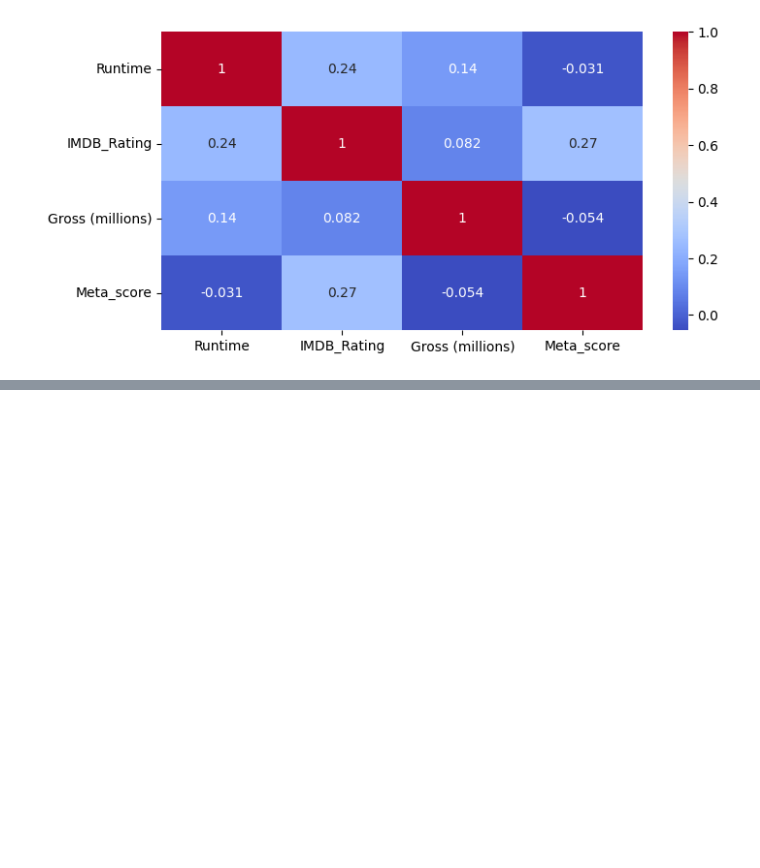
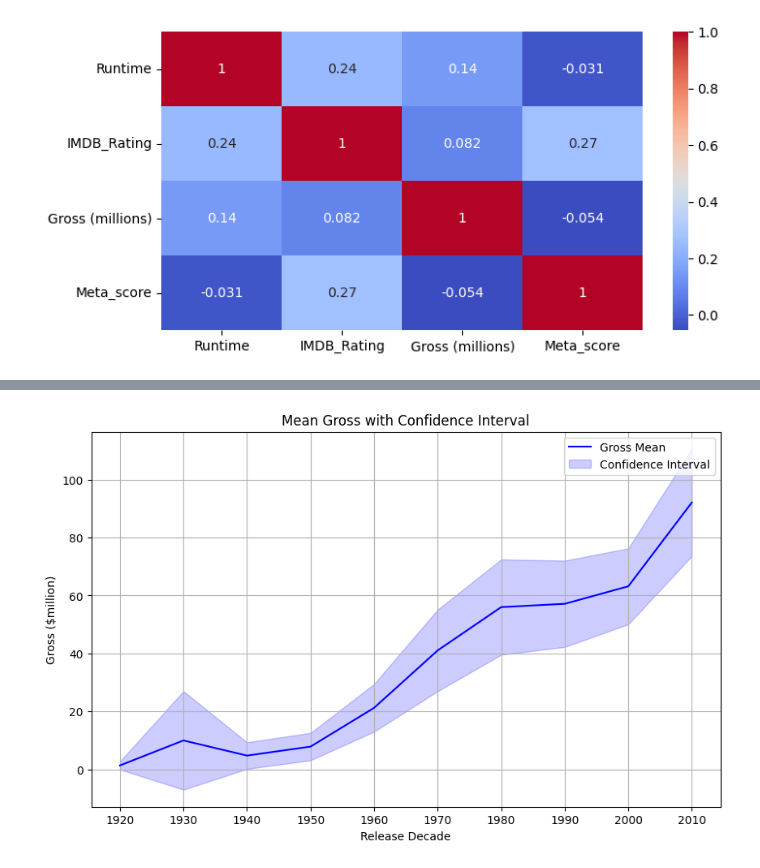
Before and after one commit to gmc314/Statistics-Explanations, a Jupyter notebook: lights-camera-statistics.ipynb, the cells around one changed output, grey strips where cells are left out. Cells and saved outputs as stored; diff of their text form; code cells hidden in the pictures; blank space fills up the shorter version.

Commit message:
graphing confidence intervals

```diff
--- a/lights-camera-statistics.ipynb
+++ b/lights-camera-statistics.ipynb
@@ -239,5 +218,19 @@ gross_by_decade["critical_value"] = st.t.ppf(1 - alpha /2, gross_by_decade["Gros
 # confidence interval
 gross_by_decade["CI_lower"] = gross_by_decade["Gross_mean"] - gross_by_decade["critical_value"] * gross_by_decade["standard_error"]
 gross_by_decade["CI_upper"] = gross_by_decade["Gross_mean"] + gross_by_decade["critical_value"] * gross_by_decade["standard_error"]
-gross_by_decade
+
+# dropping the row 2020 as the gross mean is 0.
+gross_by_decade = gross_by_decade.drop([2020])
+
+# Plotting
+plt.figure(figsize=(10, 6))
+plt.plot(gross_by_decade.index.values, gross_by_decade["Gross_mean"], label='Gross Mean', color='blue')
+plt.fill_between(gross_by_decade.index.values, gross_by_decade["CI_lower"], gross_by_decade["CI_upper"], color='blue', alpha=0.2, label='Confidence Interval')
+plt.xticks(gross_by_decade.index.values)
+plt.xlabel('Release Decade')
+plt.ylabel('Gross ($million)')
+plt.title('Mean Gross with Confidence Interval')
+plt.legend()
+plt.grid(True)
+plt.show()
 # %% [output]
@@ -256,0 +237 @@ gross_by_decade
+[figure, added]
```
Also changed, not shown: parts of 6 cells of this notebook.
